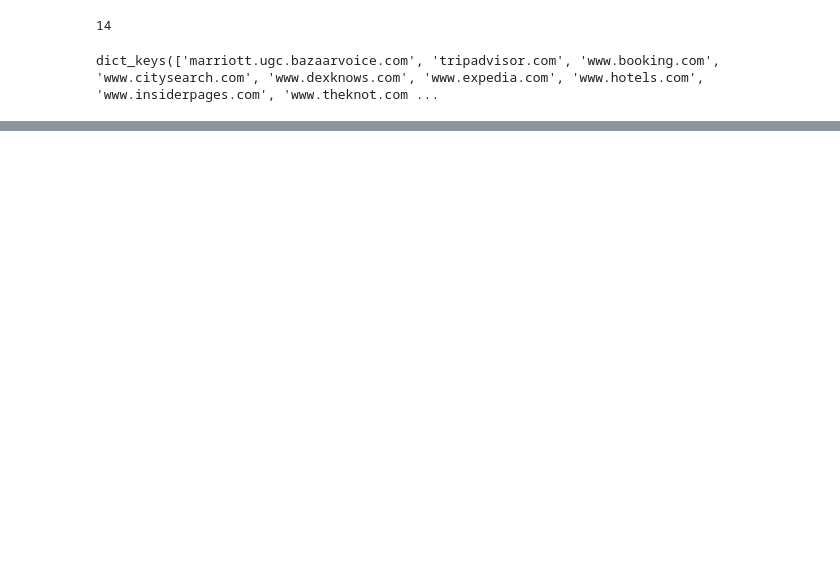
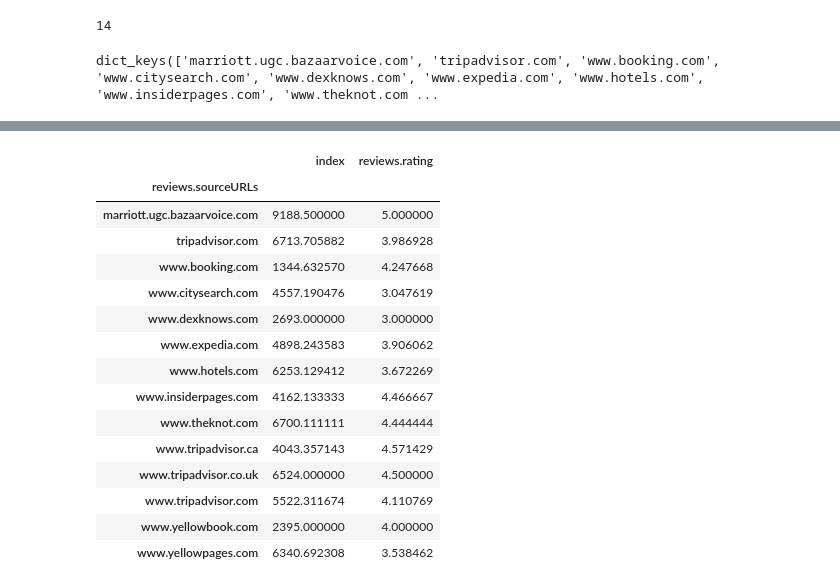
Before and after one commit to janelcv/Hotel_Rating_Analysis, a Jupyter notebook: Hotel_Ratings_Analysis-03.ipynb, the cells around one changed output, grey strips where cells are left out. Drawn from its saved outputs; the diff is of its cells as text; code cells hidden in the pictures; blank space fills up the shorter version.

```diff
--- a/Hotel_Ratings_Analysis-03.ipynb
+++ b/Hotel_Ratings_Analysis-03.ipynb
@@ -29,0 +87,19 @@ dict_keys(['marriott.ugc.bazaarvoice.com', 'tripadvisor.com', 'www.booking.com',
+# %%
+ratings.groupby("reviews.sourceURLs").mean()
+# %% [output]
+|  | index | reviews.rating |
+| reviews.sourceURLs |  |  |
+| marriott.ugc.bazaarvoice.com | 9188.500000 | 5.000000 |
+| tripadvisor.com | 6713.705882 | 3.986928 |
+| www.booking.com | 1344.632570 | 4.247668 |
+| www.citysearch.com | 4557.190476 | 3.047619 |
+| www.dexknows.com | 2693.000000 | 3.000000 |
+| www.expedia.com | 4898.243583 | 3.906062 |
+| www.hotels.com | 6253.129412 | 3.672269 |
+| www.insiderpages.com | 4162.133333 | 4.466667 |
+| www.theknot.com | 6700.111111 | 4.444444 |
+| www.tripadvisor.ca | 4043.357143 | 4.571429 |
+| www.tripadvisor.co.uk | 6524.000000 | 4.500000 |
+| www.tripadvisor.com | 5522.311674 | 4.110769 |
+| www.yellowbook.com | 2395.000000 | 4.000000 |
+| www.yellowpages.com | 6340.692308 | 3.538462 |
```
Also changed, not shown: parts of 8 cells of this notebook.
